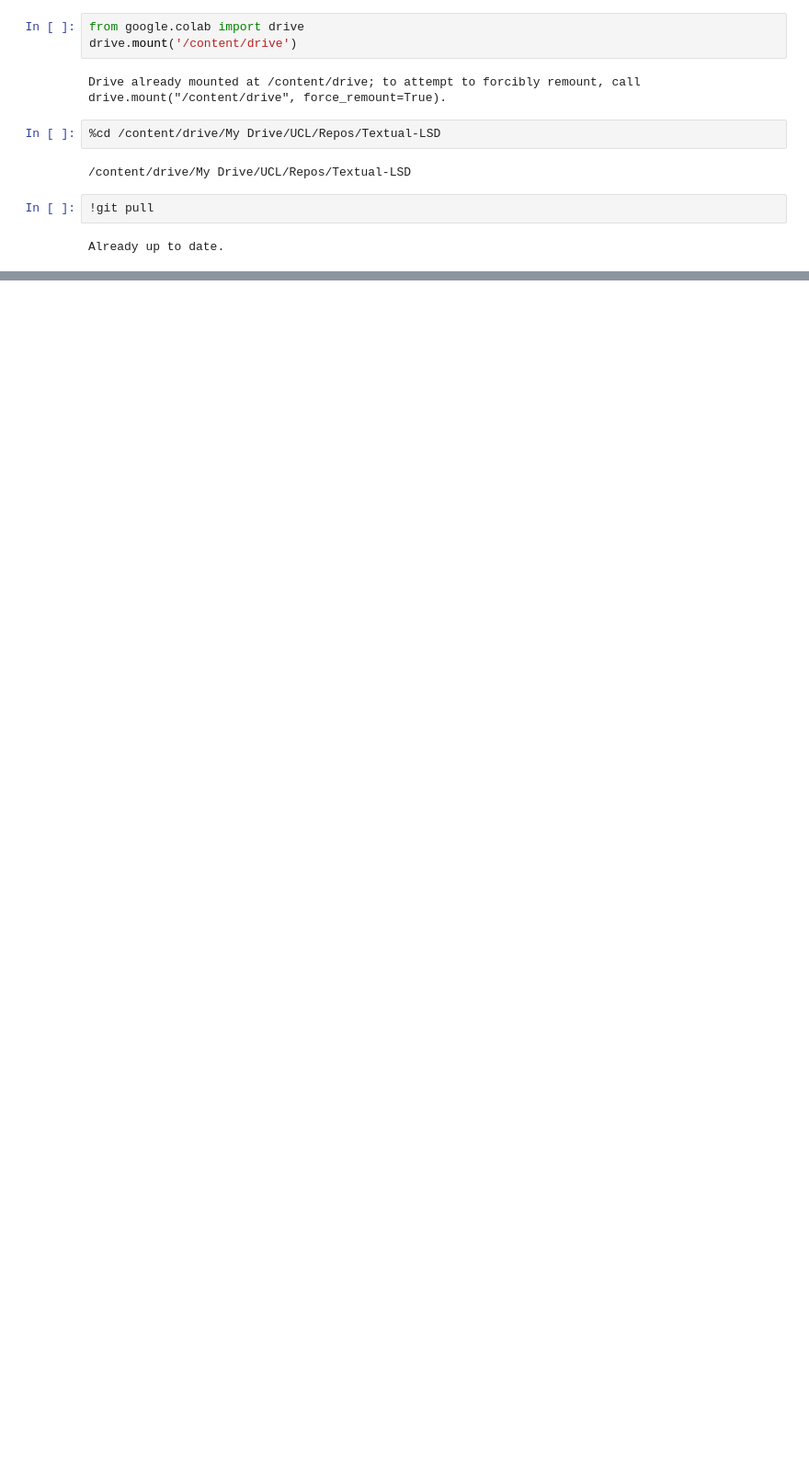
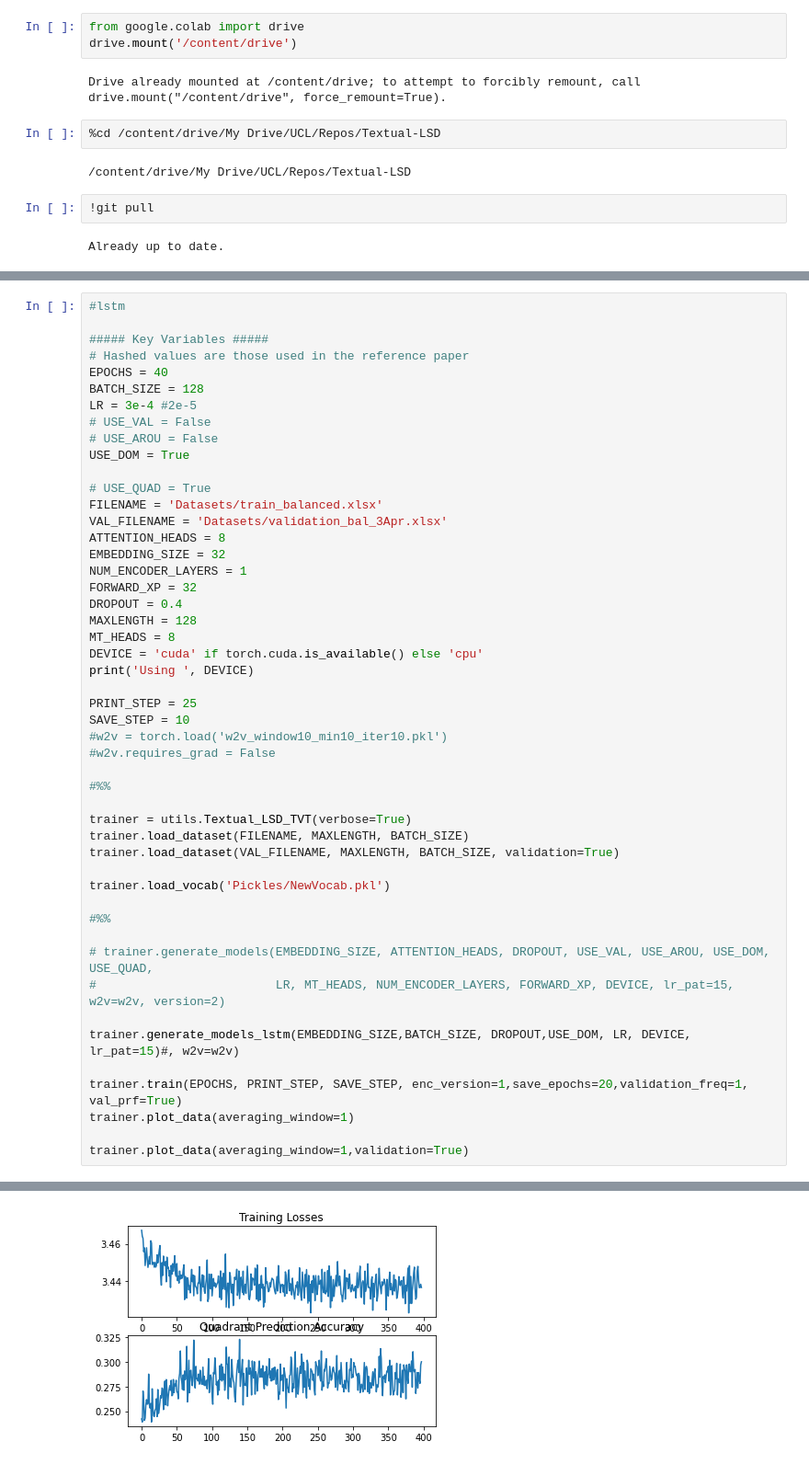
Before and after one commit to sachinbeepath/DEMO_Textual-LSD, a Jupyter notebook: Rob_notebook_training.ipynb, the cells around one changed output, grey strips where cells are left out. Shown at 92% size. Cells and saved outputs as stored; diff of their text form; blank space fills up the shorter version.

```diff
--- a/Rob_notebook_training.ipynb
+++ b/Rob_notebook_training.ipynb
@@ -25 +46,51 @@ nltk.download('punkt')
 True
+# %%
+#lstm
+
+##### Key Variables #####
+# Hashed values are those used in the reference paper
+EPOCHS = 40
+BATCH_SIZE = 128
+LR = 3e-4 #2e-5
+# USE_VAL = False
+# USE_AROU = False
+USE_DOM = True
+
+# USE_QUAD = True
+FILENAME = 'Datasets/train_balanced.xlsx'
+VAL_FILENAME = 'Datasets/validation_bal_3Apr.xlsx'
+ATTENTION_HEADS = 8
+EMBEDDING_SIZE = 32
+NUM_ENCODER_LAYERS = 1
+FORWARD_XP = 32
+DROPOUT = 0.4
+MAXLENGTH = 128
+MT_HEADS = 8
+DEVICE = 'cuda' if torch.cuda.is_available() else 'cpu'
+print('Using ', DEVICE)
+
+PRINT_STEP = 25
+SAVE_STEP = 10
+#w2v = torch.load('w2v_window10_min10_iter10.pkl')
+#w2v.requires_grad = False
+
+#%%
+
+trainer = utils.Textual_LSD_TVT(verbose=True)
+trainer.load_dataset(FILENAME, MAXLENGTH, BATCH_SIZE)
+trainer.load_dataset(VAL_FILENAME, MAXLENGTH, BATCH_SIZE, validation=True)
+
+trainer.load_vocab('Pickles/NewVocab.pkl')
+
+#%%
+
+# trainer.generate_models(EMBEDDING_SIZE, ATTENTION_HEADS, DROPOUT, USE_VAL, USE_AROU, USE_DOM, USE_QUAD,
+#                         LR, MT_HEADS, NUM_ENCODER_LAYERS, FORWARD_XP, DEVICE, lr_pat=15, w2v=w2v, version=2)
+
+trainer.generate_models_lstm(EMBEDDING_SIZE,BATCH_SIZE, DROPOUT,USE_DOM, LR, DEVICE, lr_pat=15)#, w2v=w2v)
+
+trainer.train(EPOCHS, PRINT_STEP, SAVE_STEP, enc_version=1,save_epochs=20,validation_freq=1, val_prf=True)
+trainer.plot_data(averaging_window=1)
+
+trainer.plot_data(averaging_window=1,validation=True)
+# %% [output]
@@ -25,0 +114 @@ True
+[figure, added]
```
Also changed, not shown: parts of 6 cells of this notebook.
